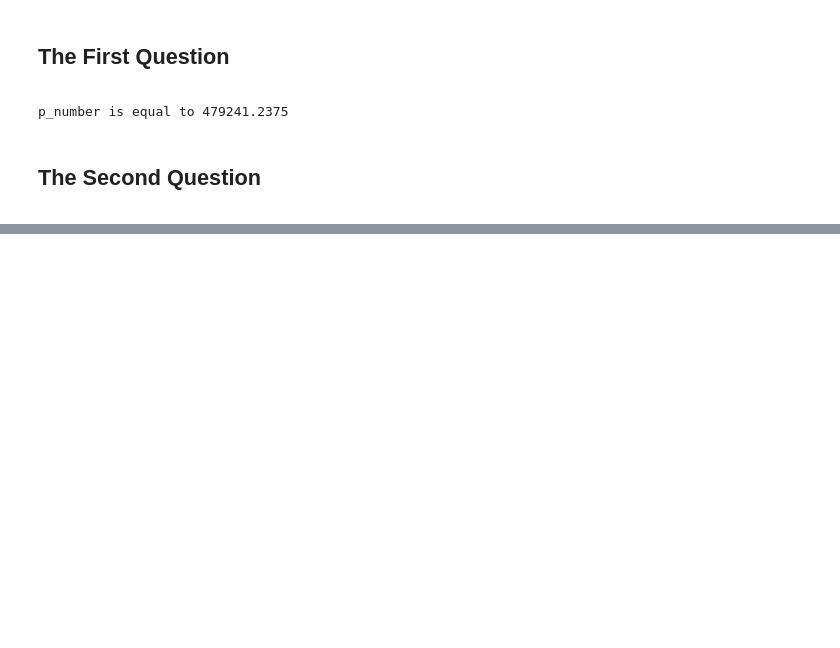
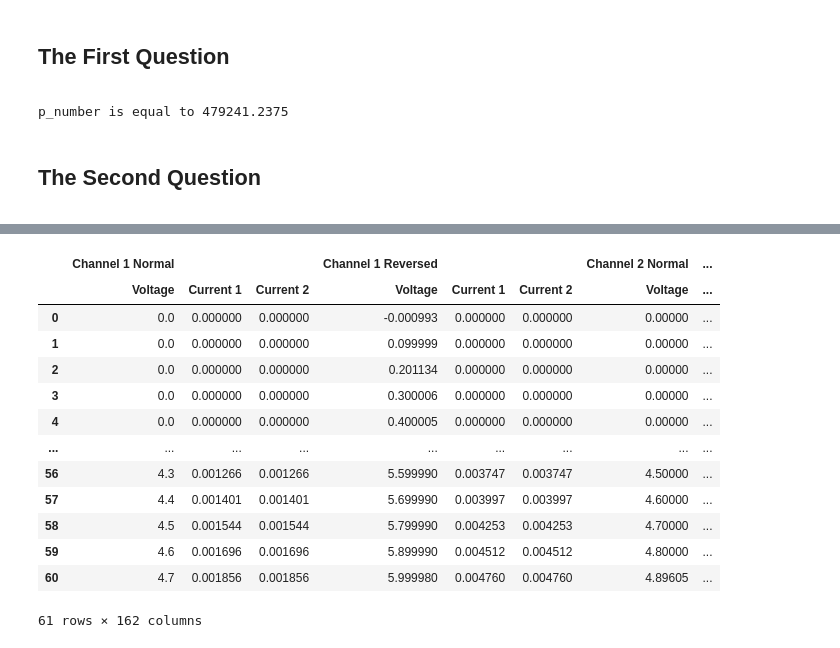
Before and after one commit to Ata-Shaker/Assignments-3rd-Semester-ITU, a Jupyter notebook: Artificial_Neural_Network_3rd_Assignment.ipynb, the cells around one changed output, grey strips where cells are left out. Saved outputs shown, nothing was run; the diff lists cells and outputs as text; code cells hidden in the pictures; blank space fills up the shorter version.

```diff
--- a/Artificial_Neural_Network_3rd_Assignment.ipynb
+++ b/Artificial_Neural_Network_3rd_Assignment.ipynb
@@ -21,17 +28,14 @@ p_number is equal to 479241.2375
 # %%
-txt_file = open('AI_Dataset1.txt')
-txt_lines = txt_file.readlines()
+with open('AI_Dataset1.txt') as txt_file: # Opening  datafile
+    txt_lines = txt_file.readlines() # Reading every line
 
 lines_list = []
 for line in txt_lines:
-    temp = [item for item in line.split('\t') if (item != '' and item != '\n' and item != ' ')]
+    temp = [item for item in line.split('\t') if (item != '' and item != '\n' and item != ' ')] # Removing all tabs from each line
     if temp != []:
         lines_list.append(temp)
 
-lines_list
-# temp = ''
-
-# for x in txt_str.split('\n'):
-#         temp += x
-# txt_list = [x for x in temp.split('\t') if (x != '' and x != ' ')]
-# txt_list
+for lst in lines_list: # Further cleaning
+    if len(lst) > 5:
+        lst[-1] = lst[-1].split('\n')[0]
+        lst[1:] = map(float, lst[1:]) # Converting data from string to float
@@ -55,0 +44,40 @@ lines_list
+# %%
+cols_0 = list(zip(repeat(f'Channel 0 Normal'), ['Voltage', 'Current 1', 'Current 2'])) # Dummy column names for our dataframe
+df = pd.DataFrame({cols_0[0]: np.zeros((61)),cols_0[1]: np.zeros((61)), cols_0[2]: np.zeros((61))}) # Dummy data (61 zeros) for dataframe
+channel_number = 1
+
+for index, lst in enumerate(lines_list):
+    if lst[0] == f'Voltage Sweep Channel {channel_number}':
+        cols = list(zip(repeat(f'Channel {channel_number} Normal'), ['Voltage', 'Current 1', 'Current 2'])) # Columns for temp_df
+        temp_df = pd.DataFrame({cols[0]: sorted(lst[1:]), cols[1]: sorted(lines_list[index + 1][1:]), cols[2]: sorted(lines_list[index + 1][1:])})
+        # Creating temp_df which includes the normal voltae, normal current 1, and normal currnet 2 belonging to Nth channel
+        df = df.merge(temp_df, right_index = True, left_index = True, how = 'outer') # Merging temp_df with df equals appending an element to a list
+
+    # Identical operations are carreied out for reverse part as they were for Normal part of each channel.
+    elif lst[0] == f'Voltage Sweep Reversed Channel {channel_number}':
+        cols = list(zip(repeat(f'Channel {channel_number} Reversed'), ['Voltage', 'Current 1', 'Current 2']))
+        temp_df = pd.DataFrame({cols[0]: sorted(lst[1:]), cols[1]: sorted(lines_list[index + 1][1:]), cols[2]: sorted(lines_list[index + 1][1:])})
+        df = df.merge(temp_df, right_index = True, left_index = True, how = 'outer')
+
+        channel_number = channel_number + 1 if channel_number < 28 else channel_number # Updating channel_number
+
+    if channel_number == 28: # Breaking after extracting the first measurement of the 27 channels
+        break
+
+df = df.drop('Channel 0 Normal', axis = 1) # Dropping the dummy part which was created at the very beginning
+df
+# %% [output]
+|  | Channel 1 Normal |  |  | Channel 1 Reversed |  |  | Channel 2 Normal | ... |
+|  | Voltage | Current 1 | Current 2 | Voltage | Current 1 | Current 2 | Voltage | ... |
+| 0 | 0.0 | 0.000000 | 0.000000 | -0.000993 | 0.000000 | 0.000000 | 0.00000 | ... |
+| 1 | 0.0 | 0.000000 | 0.000000 | 0.099999 | 0.000000 | 0.000000 | 0.00000 | ... |
+| 2 | 0.0 | 0.000000 | 0.000000 | 0.201134 | 0.000000 | 0.000000 | 0.00000 | ... |
+| 3 | 0.0 | 0.000000 | 0.000000 | 0.300006 | 0.000000 | 0.000000 | 0.00000 | ... |
+| 4 | 0.0 | 0.000000 | 0.000000 | 0.400005 | 0.000000 | 0.000000 | 0.00000 | ... |
+| ... | ... | ... | ... | ... | ... | ... | ... | ... |
+| 56 | 4.3 | 0.001266 | 0.001266 | 5.599990 | 0.003747 | 0.003747 | 4.50000 | ... |
+| 57 | 4.4 | 0.001401 | 0.001401 | 5.699990 | 0.003997 | 0.003997 | 4.60000 | ... |
+| 58 | 4.5 | 0.001544 | 0.001544 | 5.799990 | 0.004253 | 0.004253 | 4.70000 | ... |
+| 59 | 4.6 | 0.001696 | 0.001696 | 5.899990 | 0.004512 | 0.004512 | 4.80000 | ... |
+| 60 | 4.7 | 0.001856 | 0.001856 | 5.999980 | 0.004760 | 0.004760 | 4.89605 | ... |
+61 rows × 162 columns
```
Also changed, not shown: parts of 5 cells of this notebook, 1 other file.
